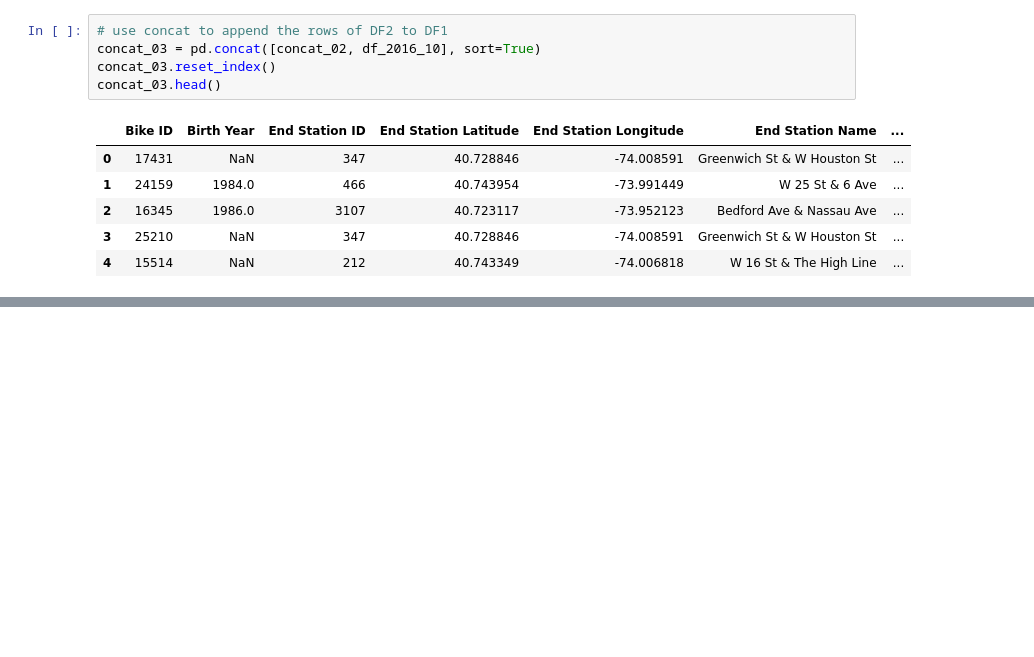
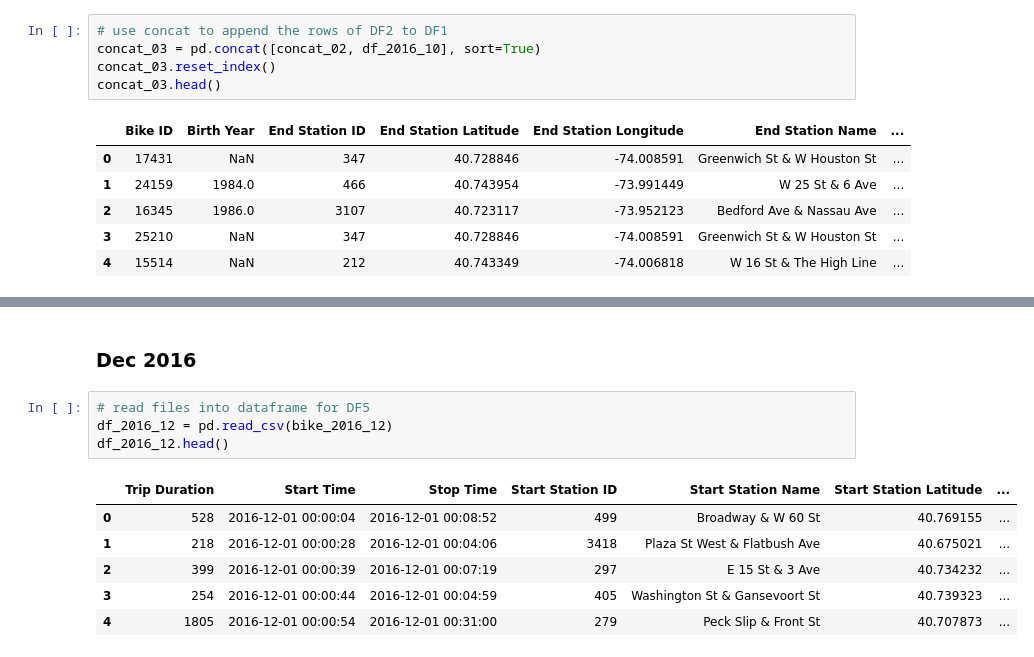
Before and after one commit to 3chords/biking_nyc, a Jupyter notebook: biking_nyc.ipynb, the cells around one changed output, grey strips where cells are left out. Cells and saved outputs as stored; diff of their text form; blank space fills up the shorter version.

```diff
--- a/biking_nyc.ipynb
+++ b/biking_nyc.ipynb
@@ -301,0 +394,13 @@ concat_03.head()
+# %% [markdown]
+### Dec 2016
+# %%
+# read files into dataframe for DF5
+df_2016_12 = pd.read_csv(bike_2016_12)
+df_2016_12.head()
+# %% [output]
+|  | Trip Duration | Start Time | Stop Time | Start Station ID | Start Station Name | Start Station Latitude | ... |
+| 0 | 528 | 2016-12-01 00:00:04 | 2016-12-01 00:08:52 | 499 | Broadway & W 60 St | 40.769155 | ... |
+| 1 | 218 | 2016-12-01 00:00:28 | 2016-12-01 00:04:06 | 3418 | Plaza St West & Flatbush Ave | 40.675021 | ... |
+| 2 | 399 | 2016-12-01 00:00:39 | 2016-12-01 00:07:19 | 297 | E 15 St & 3 Ave | 40.734232 | ... |
+| 3 | 254 | 2016-12-01 00:00:44 | 2016-12-01 00:04:59 | 405 | Washington St & Gansevoort St | 40.739323 | ... |
+| 4 | 1805 | 2016-12-01 00:00:54 | 2016-12-01 00:31:00 | 279 | Peck Slip & Front St | 40.707873 | ... |
```
Also changed, not shown: parts of 10 cells of this notebook.
